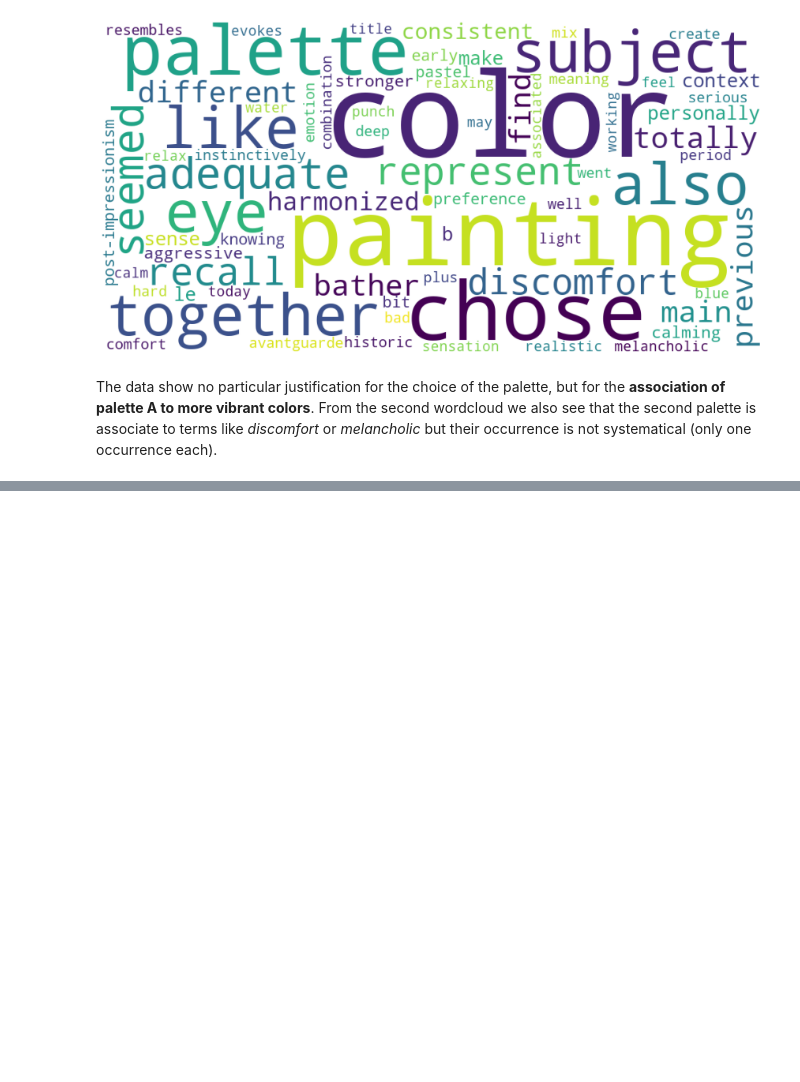
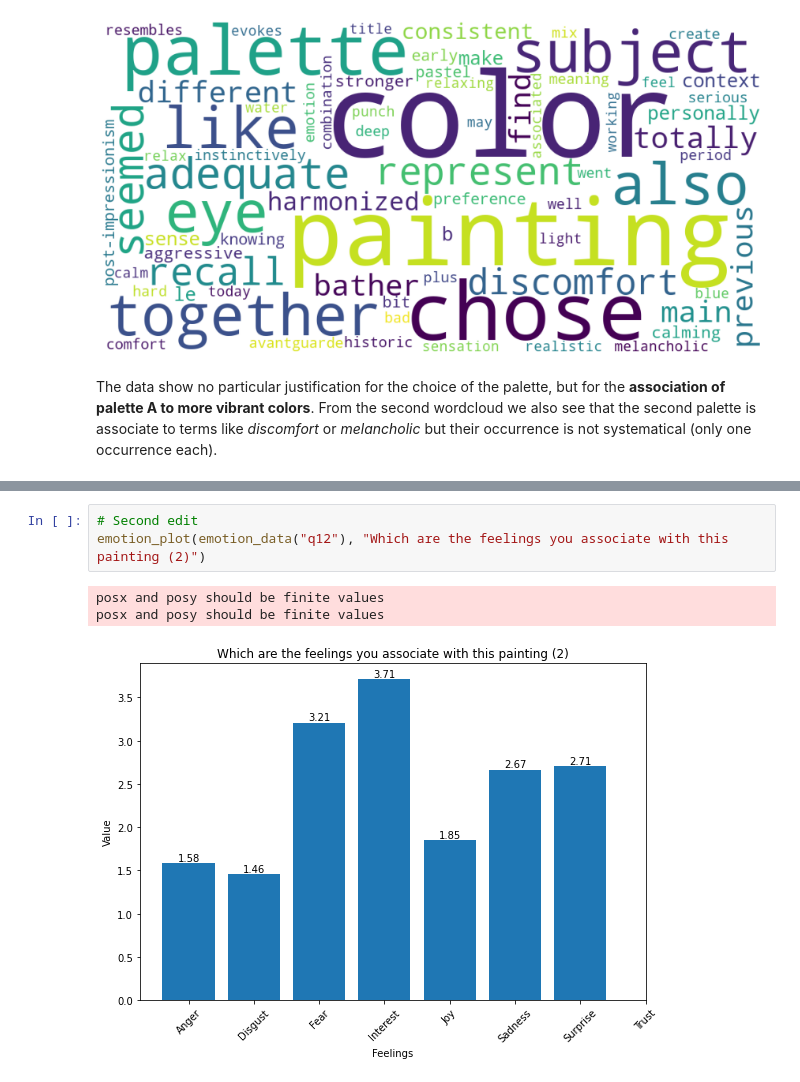
Before and after one commit to ManueleVeggi/mytisse, a Jupyter notebook: testing_sessions/230608_unibo/exploratory_analysis.ipynb, the cells around one changed output, grey strips where cells are left out. Cells and saved outputs as stored; diff of their text form; blank space fills up the shorter version.

```diff
--- a/testing_sessions/230608_unibo/exploratory_analysis.ipynb
+++ b/testing_sessions/230608_unibo/exploratory_analysis.ipynb
@@ -201,0 +291,7 @@ The data show no particular justification for the choice of the palette, but for
+# %%
+# Second edit
+emotion_plot(emotion_data("q12"), "Which are the feelings you associate with this painting (2)")
+# %% [output]
+posx and posy should be finite values
+posx and posy should be finite values
+[figure, added]
```
Also changed, not shown: parts of 7 cells of this notebook, 7 other files.
